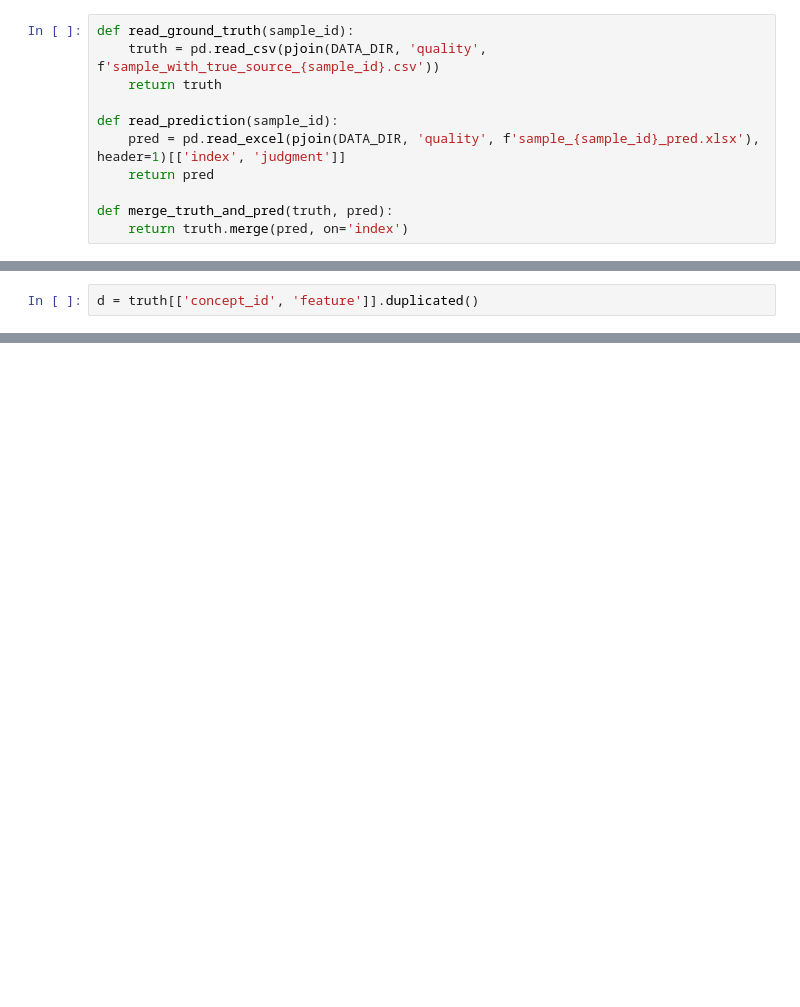
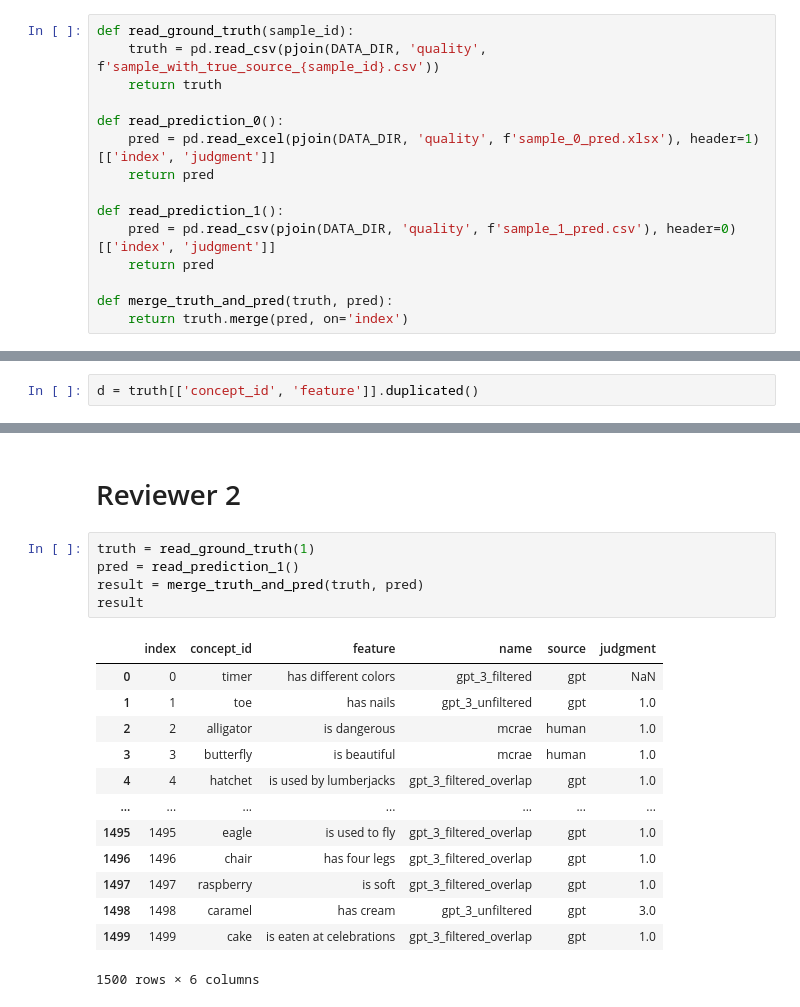
Before and after one commit to ViCCo-Group/semantic_features_gpt_3, a Jupyter notebook: analysis/qualitity_labeling/quality_check.ipynb, the cells around one changed output, grey strips where cells are left out. Drawn from its saved outputs; the diff is of its cells as text; blank space fills up the shorter version.

Commit message:
added quality sample 2

```diff
--- a/analysis/qualitity_labeling/quality_check.ipynb
+++ b/analysis/qualitity_labeling/quality_check.ipynb
@@ -14,8 +12,12 @@ def read_ground_truth(sample_id):
     truth = pd.read_csv(pjoin(DATA_DIR, 'quality', f'sample_with_true_source_{sample_id}.csv'))
     return truth
 
-def read_prediction(sample_id):
-    pred = pd.read_excel(pjoin(DATA_DIR, 'quality', f'sample_{sample_id}_pred.xlsx'), header=1)[['index', 'judgment']]
+def read_prediction_0():
+    pred = pd.read_excel(pjoin(DATA_DIR, 'quality', f'sample_0_pred.xlsx'), header=1)[['index', 'judgment']]
+    return pred
+
+def read_prediction_1():
+    pred = pd.read_csv(pjoin(DATA_DIR, 'quality', f'sample_1_pred.csv'), header=0)[['index', 'judgment']]
     return pred
 
 def merge_truth_and_pred(truth, pred):
@@ -110,0 +127,21 @@ result[result['source'] == 'gpt']
+# %% [markdown]
+# Reviewer 2
+# %%
+truth = read_ground_truth(1)
+pred = read_prediction_1()
+result = merge_truth_and_pred(truth, pred)
+result
+# %% [output]
+|  | index | concept_id | feature | name | source | judgment |
+| 0 | 0 | timer | has different colors | gpt_3_filtered | gpt | NaN |
+| 1 | 1 | toe | has nails | gpt_3_unfiltered | gpt | 1.0 |
+| 2 | 2 | alligator | is dangerous | mcrae | human | 1.0 |
+| 3 | 3 | butterfly | is beautiful | mcrae | human | 1.0 |
+| 4 | 4 | hatchet | is used by lumberjacks | gpt_3_filtered_overlap | gpt | 1.0 |
+| ... | ... | ... | ... | ... | ... | ... |
+| 1495 | 1495 | eagle | is used to fly | gpt_3_filtered_overlap | gpt | 1.0 |
+| 1496 | 1496 | chair | has four legs | gpt_3_filtered_overlap | gpt | 1.0 |
+| 1497 | 1497 | raspberry | is soft | gpt_3_filtered_overlap | gpt | 1.0 |
+| 1498 | 1498 | caramel | has cream | gpt_3_unfiltered | gpt | 3.0 |
+| 1499 | 1499 | cake | is eaten at celebrations | gpt_3_filtered_overlap | gpt | 1.0 |
+1500 rows × 6 columns
```
Also changed, not shown: parts of 12 cells of this notebook, 1 other file.
